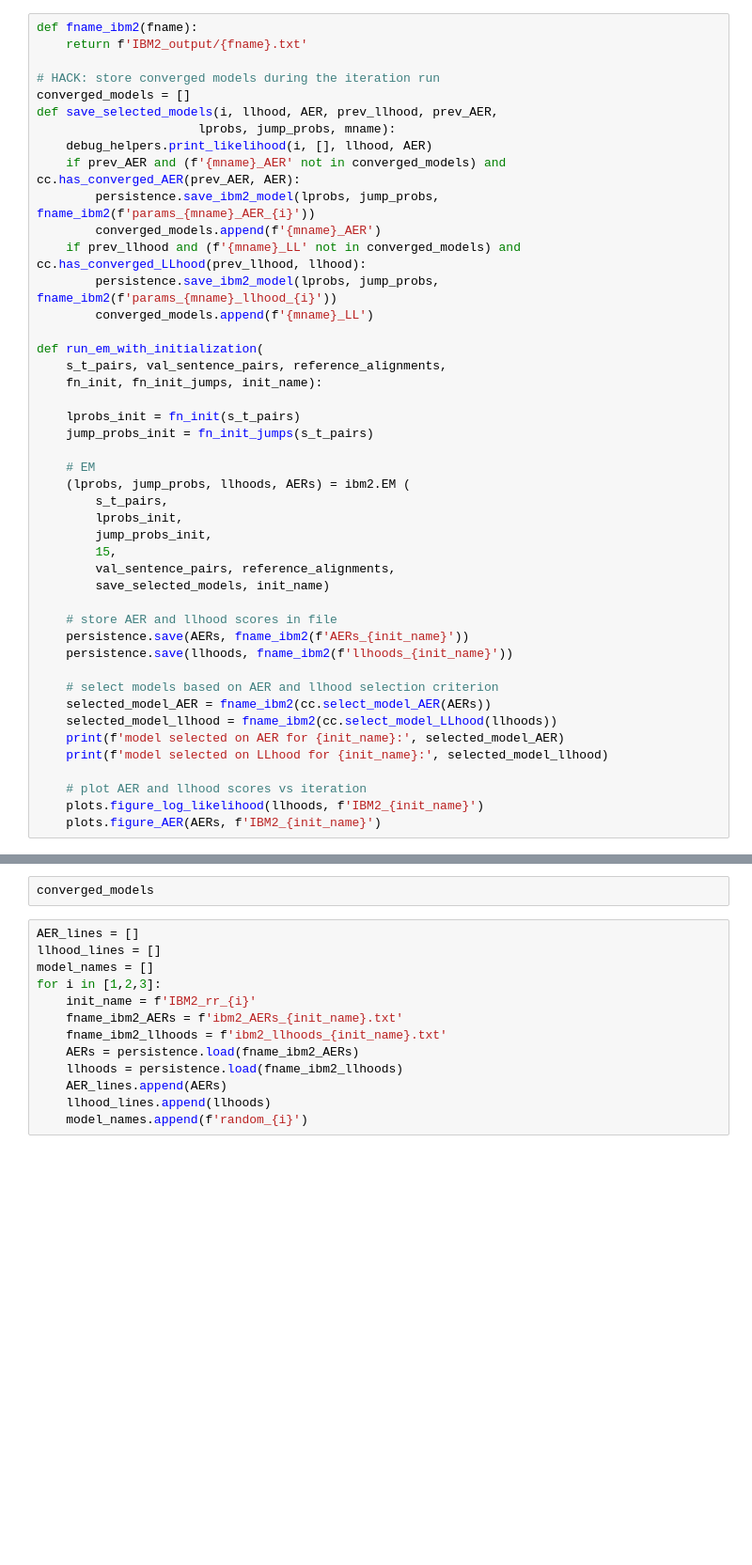
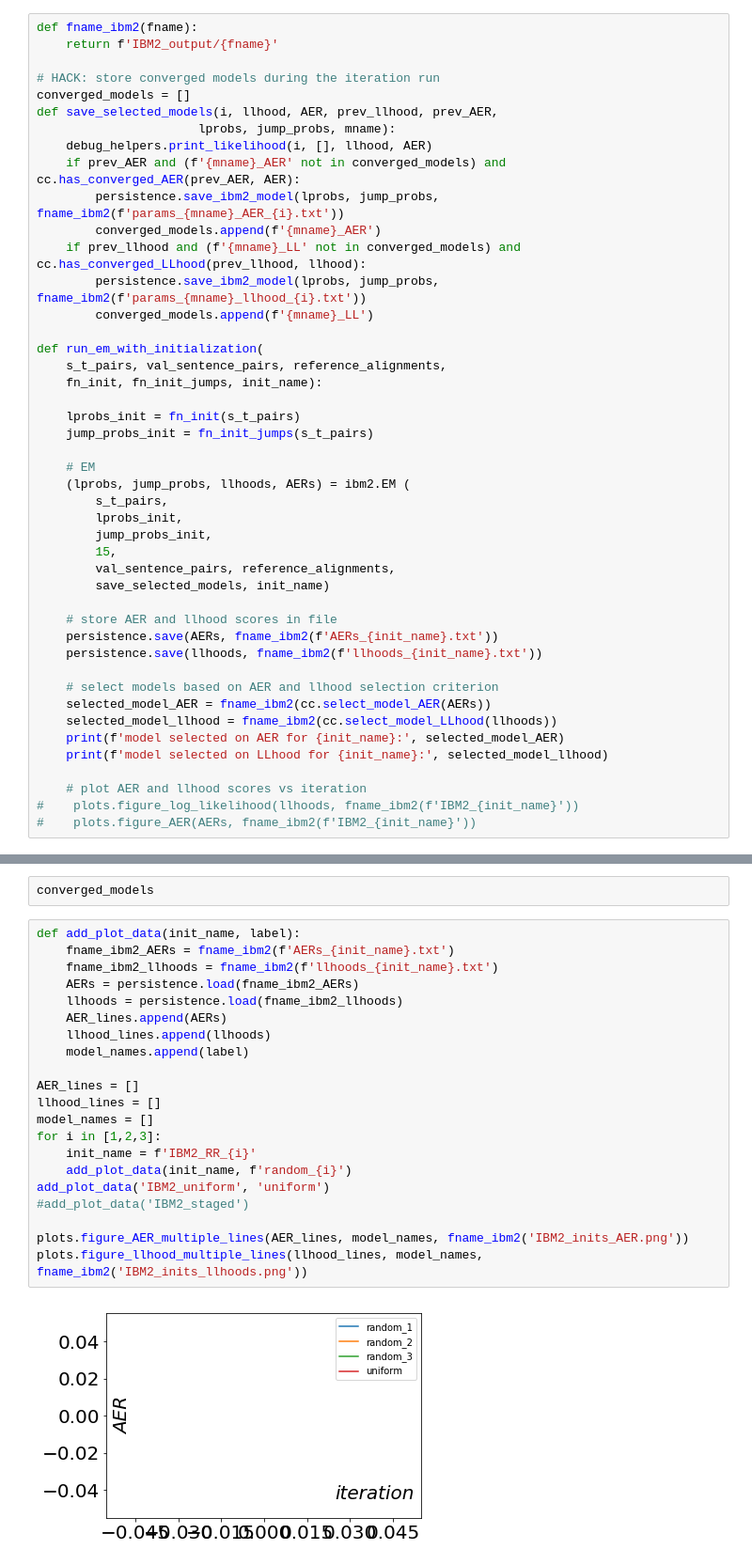
Before and after one commit to maartje/NLP2-Project1, a Jupyter notebook: Notebook_IBM2.ipynb, the cells around one changed output, grey strips where cells are left out. Shown at 94% size. Saved outputs shown, nothing was run; the diff lists cells and outputs as text; blank space fills up the shorter version.

```diff
--- a/Notebook_IBM2.ipynb
+++ b/Notebook_IBM2.ipynb
@@ -68,6 +57,6 @@ Brugge bridge 1.0
 # %%
 def fname_ibm2(fname):
-    return f'IBM2_output/{fname}.txt'
+    return f'IBM2_output/{fname}'
 
 # HACK: store converged models during the iteration run
 converged_models = []
@@ -75,10 +64,10 @@ def save_selected_models(i, llhood, AER, prev_llhood, prev_AER,
                       lprobs, jump_probs, mname):
     debug_helpers.print_likelihood(i, [], llhood, AER)
     if prev_AER and (f'{mname}_AER' not in converged_models) and cc.has_converged_AER(prev_AER, AER):
-        persistence.save_ibm2_model(lprobs, jump_probs, fname_ibm2(f'params_{mname}_AER_{i}'))
+        persistence.save_ibm2_model(lprobs, jump_probs, fname_ibm2(f'params_{mname}_AER_{i}.txt'))
         converged_models.append(f'{mname}_AER')
     if prev_llhood and (f'{mname}_LL' not in converged_models) and cc.has_converged_LLhood(prev_llhood, llhood):
-        persistence.save_ibm2_model(lprobs, jump_probs, fname_ibm2(f'params_{mname}_llhood_{i}'))
+        persistence.save_ibm2_model(lprobs, jump_probs, fname_ibm2(f'params_{mname}_llhood_{i}.txt'))
         converged_models.append(f'{mname}_LL')
 
 def run_em_with_initialization(
@@ -98,8 +87,8 @@ def run_em_with_initialization(
         save_selected_models, init_name)
 
     # store AER and llhood scores in file
-    persistence.save(AERs, fname_ibm2(f'AERs_{init_name}'))
-    persistence.save(llhoods, fname_ibm2(f'llhoods_{init_name}'))
+    persistence.save(AERs, fname_ibm2(f'AERs_{init_name}.txt'))
+    persistence.save(llhoods, fname_ibm2(f'llhoods_{init_name}.txt'))
 
     # select models based on AER and llhood selection criterion
     selected_model_AER = fname_ibm2(cc.select_model_AER(AERs))
@@ -108,8 +97,8 @@ def run_em_with_initialization(
     print(f'model selected on LLhood for {init_name}:', selected_model_llhood)
 
     # plot AER and llhood scores vs iteration
-    plots.figure_log_likelihood(llhoods, f'IBM2_{init_name}')
-    plots.figure_AER(AERs, f'IBM2_{init_name}')
+#    plots.figure_log_likelihood(llhoods, fname_ibm2(f'IBM2_{init_name}'))
+#    plots.figure_AER(AERs, fname_ibm2(f'IBM2_{init_name}'))
 # %%
 # s_t_pairs, s_vocabulary, t_vocabulary = datasets.training_data()
 # val_sentence_pairs = datasets.validation_data(s_vocabulary, t_vocabulary)
@@ -228,15 +154,25 @@ model selected on LLhood for IBM2_uniform: IBM2_output/8.txt
 # %%
 converged_models
 # %%
+def add_plot_data(init_name, label):
+    fname_ibm2_AERs = fname_ibm2(f'AERs_{init_name}.txt')
+    fname_ibm2_llhoods = fname_ibm2(f'llhoods_{init_name}.txt')
+    AERs = persistence.load(fname_ibm2_AERs)
+    llhoods = persistence.load(fname_ibm2_llhoods)
+    AER_lines.append(AERs)
+    llhood_lines.append(llhoods)
+    model_names.append(label)
+
 AER_lines = []
 llhood_lines = []
 model_names = []
 for i in [1,2,3]:
-    init_name = f'IBM2_rr_{i}'
-    fname_ibm2_AERs = f'ibm2_AERs_{init_name}.txt'
-    fname_ibm2_llhoods = f'ibm2_llhoods_{init_name}.txt'
-    AERs = persistence.load(fname_ibm2_AERs)
-    llhoods = persistence.load(fname_ibm2_llhoods)
-    AER_lines.append(AERs)
-    llhood_lines.append(llhoods)
-    model_names.append(f'random_{i}')
+    init_name = f'IBM2_RR_{i}'
+    add_plot_data(init_name, f'random_{i}')
+add_plot_data('IBM2_uniform', 'uniform')
+#add_plot_data('IBM2_staged')
+
+plots.figure_AER_multiple_lines(AER_lines, model_names, fname_ibm2('IBM2_inits_AER.png'))
+plots.figure_llhood_multiple_lines(llhood_lines, model_names, fname_ibm2('IBM2_inits_llhoods.png'))
+# %% [output]
+[figure, added]
```
Also changed, not shown: parts of 9 cells of this notebook, 1 other file.
